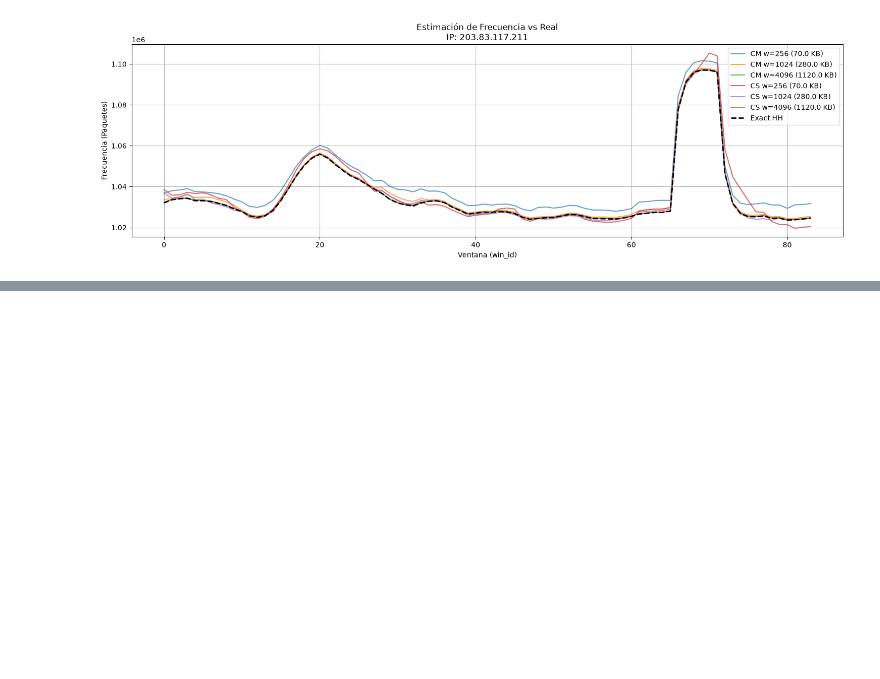
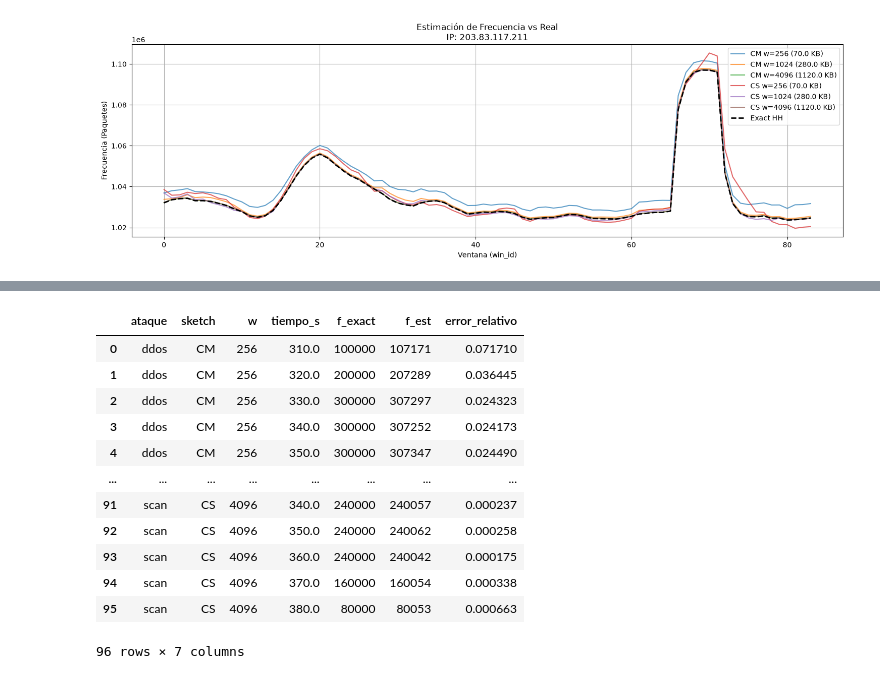
Before and after one commit to aceb30/CS-CMS-Attack-detection, a Jupyter notebook: testing_notebook.ipynb, the cells around one changed output, grey strips where cells are left out. Saved outputs shown, nothing was run; the diff lists cells and outputs as text; code cells hidden in the pictures; blank space fills up the shorter version.

```diff
--- a/testing_notebook.ipynb
+++ b/testing_notebook.ipynb
@@ -179,0 +530,64 @@ plt.show()
+# %%
+# Cálculo del MRE y error relativo por ventana
+
+mre_results = []
+errores_ventana = []
+
+W = 60
+
+for ataque, config in ataques.items():
+
+    print(f"\n===== {ataque.upper()} =====")
+
+    for sketch in sketches:
+        for w in widths:
+
+            # Los datos ya fueron calculados y guardados en la celda anterior
+            df = resultados[(ataque, sketch, w)]
+
+            # Ventanas afectadas por el ataque:
+            # posteriores al inicio y anteriores a que todos
+            # los paquetes del ataque hayan salido de la ventana
+            df_afectado = df[
+                (df['t_rel_s'] > config["inicio"]) &
+                (df['t_rel_s'] < config["fin"] + W) &
+                (df['f_exact'] > 0)
+            ].copy()
+
+            # MRE
+            mre = df_afectado['rel_err'].mean()
+
+            mre_results.append({
+                "ataque": ataque,
+                "sketch": sketch.upper(),
+                "w": w,
+                "memoria_KB": memory_usage[f"{sketch}_{w}"],
+                "MRE": mre
+            })
+
+            print(
+                f"{sketch.upper()} w={w} -> "
+                f"MRE = {mre:.4f} ({mre * 100:.2f} %)"
+            )
+
+            # Guardar el error de cada ventana
+            for _, row in df_afectado.iterrows():
+                errores_ventana.append({
+                    "ataque": ataque,
+                    "sketch": sketch.upper(),
+                    "w": w,
+                    "tiempo_s": row["t_rel_s"],
+                    "f_exact": row["f_exact"],
+                    "f_est": row["f_est"],
+                    "error_relativo": row["rel_err"]
+                })
+
+# Tabla resumen del MRE
+df_mre = pd.DataFrame(mre_results)
+
+# Tabla con el error relativo de cada ventana
+df_errores_ventana = pd.DataFrame(errores_ventana)
+
+display(df_mre)
+display(df_errores_ventana)
+# %% [output]
@@ -179,0 +622,13 @@ plt.show()
+|  | ataque | sketch | w | tiempo_s | f_exact | f_est | error_relativo |
+| 0 | ddos | CM | 256 | 310.0 | 100000 | 107171 | 0.071710 |
+| 1 | ddos | CM | 256 | 320.0 | 200000 | 207289 | 0.036445 |
+| 2 | ddos | CM | 256 | 330.0 | 300000 | 307297 | 0.024323 |
+| 3 | ddos | CM | 256 | 340.0 | 300000 | 307252 | 0.024173 |
+| 4 | ddos | CM | 256 | 350.0 | 300000 | 307347 | 0.024490 |
+| ... | ... | ... | ... | ... | ... | ... | ... |
+| 91 | scan | CS | 4096 | 340.0 | 240000 | 240057 | 0.000237 |
+| 92 | scan | CS | 4096 | 350.0 | 240000 | 240062 | 0.000258 |
+| 93 | scan | CS | 4096 | 360.0 | 240000 | 240042 | 0.000175 |
+| 94 | scan | CS | 4096 | 370.0 | 160000 | 160054 | 0.000338 |
+| 95 | scan | CS | 4096 | 380.0 | 80000 | 80053 | 0.000663 |
+96 rows × 7 columns
```
Also changed, not shown: parts of 10 cells of this notebook, 2 other files.
